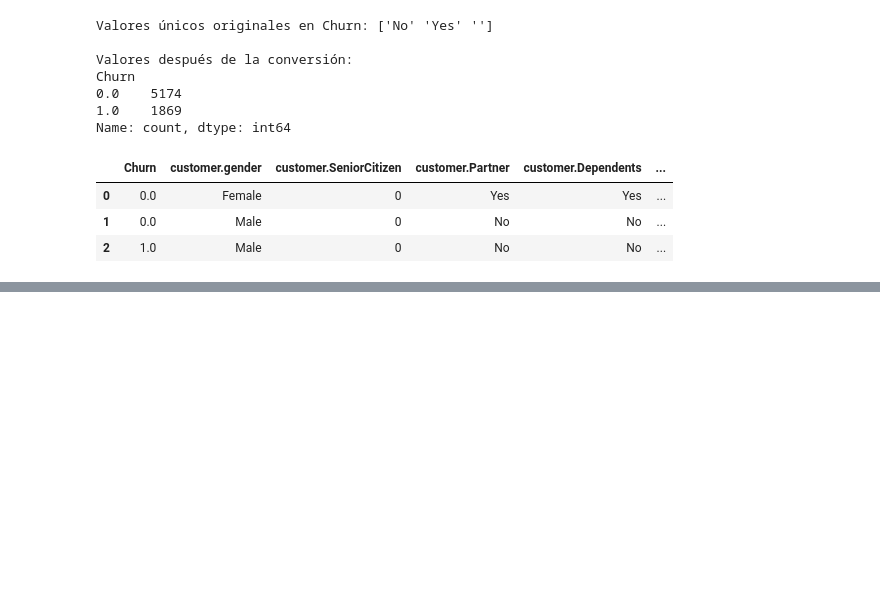
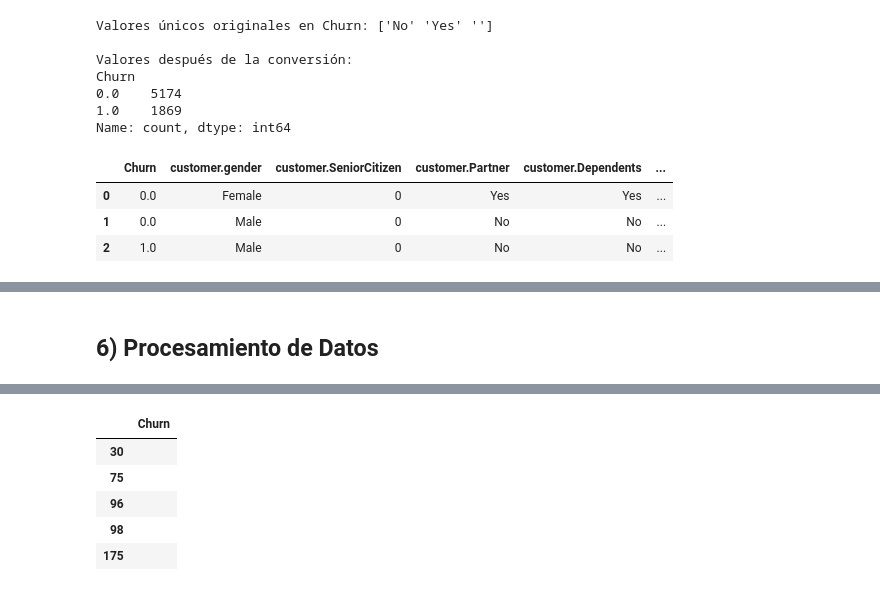
Before and after one commit to CSebasGC/csgc_TelecomX_parte2, a Jupyter notebook: TelecomX_LATAM.ipynb, the cells around one changed output, grey strips where cells are left out. Cells and saved outputs as stored; diff of their text form; code cells hidden in the pictures; blank space fills up the shorter version.

```diff
--- a/TelecomX_LATAM.ipynb
+++ b/TelecomX_LATAM.ipynb
@@ -734,0 +754,74 @@ Name: count, dtype: int64
+# %% [markdown]
+## 6) Procesamiento de Datos
+# %%
+# ==== Saneamiento robusto de Churn + reintento del split ====
+import numpy as np
+from sklearn.model_selection import train_test_split
+from sklearn.compose import ColumnTransformer
+from sklearn.preprocessing import OneHotEncoder, StandardScaler
+from sklearn.impute import SimpleImputer
+from sklearn.pipeline import Pipeline
+
+# 1) Normalizar texto y mapear variantes a yes/no
+df_ready = df_flat.copy()
+orig_vals = df_ready["Churn"].unique()
+
+df_ready["Churn"] = (
+    df_ready["Churn"]
+      .astype(str)
+      .str.strip()
+      .str.lower()
+      .replace({
+          "sí": "yes", "si": "yes", "y": "yes",  # por si venían en español
+          "n": "no", "false": "no", "true": "yes"
+      })
+      .map({"yes": 1, "no": 0})
+)
+
+print("Valores originales detectados en Churn:", orig_vals)
+print("Valores únicos después de normalizar/mapear:", df_ready["Churn"].unique())
+
+# 2) Ver qué quedó sin mapear
+na_mask = df_ready["Churn"].isna()
+if na_mask.any():
+    print(f"Filas con Churn no reconocible: {na_mask.sum()}")
+    # Muestra ejemplos para que veas qué había
+    display(df_flat.loc[na_mask, ["Churn"]].head())
+
+    # Decisión simple: eliminar esas filas (suelen ser muy pocas)
+    df_ready = df_ready.loc[~na_mask].copy()
+    print("Filas con Churn inválido eliminadas.")
+
+# 3) Separar X/y
+X = df_ready.drop(columns=["Churn"])
+y = df_ready["Churn"].astype(int)
+
+# 4) Detectar columnas numéricas/categóricas
+num_cols = X.select_dtypes(include=np.number).columns.tolist()
+cat_cols = X.select_dtypes(exclude=np.number).columns.tolist()
+print("Numéricas:", len(num_cols), "| Categóricas:", len(cat_cols))
+
+# 5) Preprocesamiento
+num_pipe = Pipeline([
+    ("imputer", SimpleImputer(strategy="median")),
+    ("scaler", StandardScaler())
+])
+cat_pipe = Pipeline([
+    ("imputer", SimpleImputer(strategy="most_frequent")),
+    ("encoder", OneHotEncoder(handle_unknown="ignore"))
+])
+preprocess = ColumnTransformer([
+    ("num", num_pipe, num_cols),
+    ("cat", cat_pipe, cat_cols)
+])
+
+# 6) Split estratificado
+X_train, X_test, y_train, y_test = train_test_split(
+    X, y, test_size=0.30, stratify=y, random_state=42
+)
+
+print("OK ✅ Split listo.")
+print("Train:", X_train.shape, " Test:", X_test.shape)
+print("Distribución y_train:\n", y_train.value_counts(normalize=True))
+print("Distribución y_test:\n", y_test.value_counts(normalize=True))
+# %% [output]
@@ -734,0 +831,6 @@ Name: count, dtype: int64
+|  | Churn |
+| 30 |  |
+| 75 |  |
+| 96 |  |
+| 98 |  |
+| 175 |  |
```
Also changed, not shown: parts of 13 cells of this notebook.
